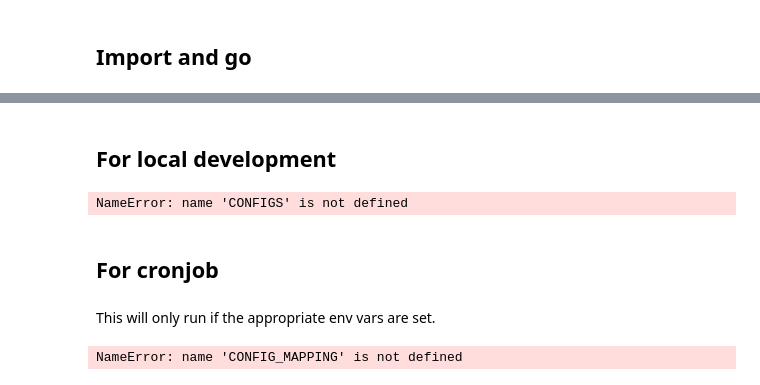
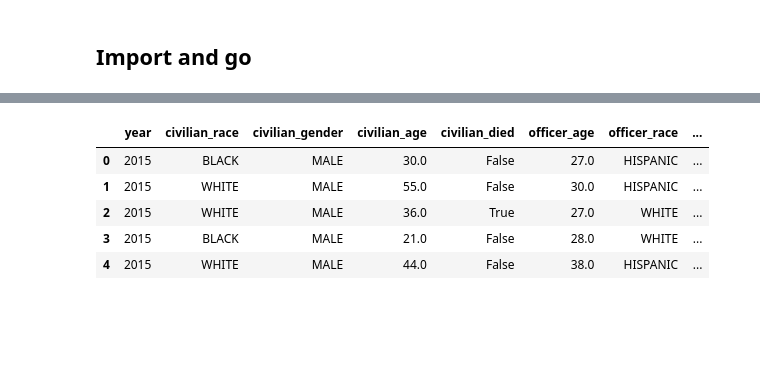
Before and after one commit to texas-justice-initiative/data-processing, a Jupyter notebook: data_cleaning/create_datasets_for_website.ipynb, the cells around one changed output, grey strips where cells are left out. Cells and saved outputs as stored; diff of their text form; code cells hidden in the pictures; blank space fills up the shorter version.

Commit message:
Starting to refactor to use config.yaml

```diff
--- a/data_cleaning/create_datasets_for_website.ipynb
+++ b/data_cleaning/create_datasets_for_website.ipynb
@@ -54 +55,4 @@ In practice, this cuts our data size down dramatically by avoiding repeated keys
+# %%
+OUTFOLDER = './'  # Where to write the resulting files
+DATASET = 'OIS'  # Key into CONFIGS object below
 # %% [markdown]
@@ -61,8 +60,6 @@ CONFIG_MAPPING = {
 # %%
-OUTFOLDER = './'  # Where to write the resulting files
-
 CONFIGS = {
-    'cdr': {
+    'CDR': {
         'DTW_PROJECT_KEY': 'tji/deaths-in-custody',
         'DTW_FILENAME': 'cleaned_custodial_death_reports',
         'OUTFILE_PREFIX': 'cdr',
@@ -73,7 +70,7 @@ CONFIGS = {
             'type_of_custody', 'death_location_type', 'means_of_death', 'death_location_county', 'agency_name'
         ]
     },
-    'ois-civilians': {
+    'OIS': {
         'DTW_PROJECT_KEY': 'tji/officer-involved-shootings',
         'DTW_FILENAME': 'shot_civilians',
         'OUTFILE_PREFIX': 'ois',
@@ -91,22 +88,10 @@ CONFIGS = {
             'officer_race_1': 'officer_race',
             'agency_name_1': 'agency_name',
         }
-    },
-    'ois-officers': {
-        'DTW_PROJECT_KEY': 'tji/officer-involved-shootings',
-        'DTW_FILENAME': 'shot_officers',
-        'OUTFILE_PREFIX': 'ois_officers',
-        'DATE_COL': 'date_incident',
-        'ID_COL': None,
-        'KEEP_COLS': [
-            'year', 'civilian_race_1', 'civilian_gender_1', 'civilian_age_1', 'civilian_died',
-            'officer_age', 'officer_race', 'officer_gender', 'incident_county', 'agency_name_1'
-        ],
-        'RENAMES': {
-            'agency_name_1': 'agency_name',
-        }
     }
 }
+# %%
+config = CONFIGS[DATASET]
 # %% [markdown]
 ## Import and go
 # %%
@@ -130,3 +130,14 @@ watermark 1.6.1
+# %%
+slim = slim[config['KEEP_COLS']]
+slim.columns = [config.get('RENAMES', {}).get(c, c) for c in slim.columns]
+slim.head()
+# %% [output]
+|  | year | civilian_race | civilian_gender | civilian_age | civilian_died | officer_age | officer_race | ... |
+| 0 | 2015 | BLACK | MALE | 30.0 | False | 27.0 | HISPANIC | ... |
+| 1 | 2015 | WHITE | MALE | 55.0 | False | 30.0 | HISPANIC | ... |
+| 2 | 2015 | WHITE | MALE | 36.0 | True | 27.0 | WHITE | ... |
+| 3 | 2015 | BLACK | MALE | 21.0 | False | 28.0 | WHITE | ... |
+| 4 | 2015 | WHITE | MALE | 44.0 | False | 38.0 | HISPANIC | ... |
 # %%
 def compress(df, id_col=None):
     js = {
@@ -185,25 +163,0 @@ def create_one(config, sample=False, s3_upload=False):
-# %% [markdown]
-## For local development
-# %%
-for k, config in CONFIGS.items():
-    print(k)
-    create_one(config, sample=True)
-    create_one(config, sample=False)
-# %% [output]
-NameError: name 'CONFIGS' is not defined
-# %% [markdown]
-## For cronjob
-# %% [markdown]
-This will only run if the appropriate env vars are set.
-# %%
-for dataset, datatypes in CONFIG_MAPPING.items():
-    dataset = dataset.upper()
-    print(dataset, datatypes)
-    if os.environ.get('COMPRESS_%s_S3' % dataset) == 'TRUE':
-        for datatype in datatypes:
-            print(datatype)
-            config = CONFIGS[datatype]
-            create_one(config, s3_upload=True)
-            print("Uploaded to s3")
-# %% [output]
-NameError: name 'CONFIG_MAPPING' is not defined
```
Also changed, not shown: parts of 20 cells of this notebook, 5 other files.
